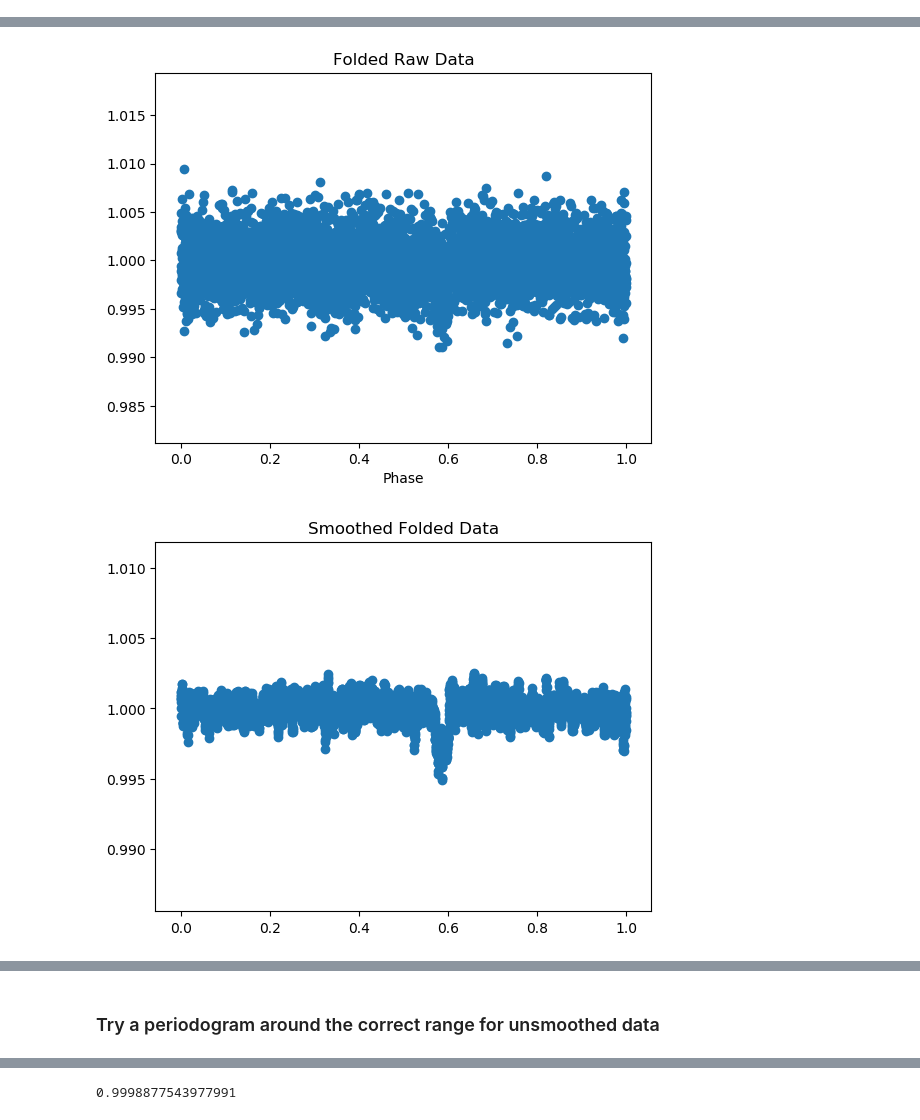
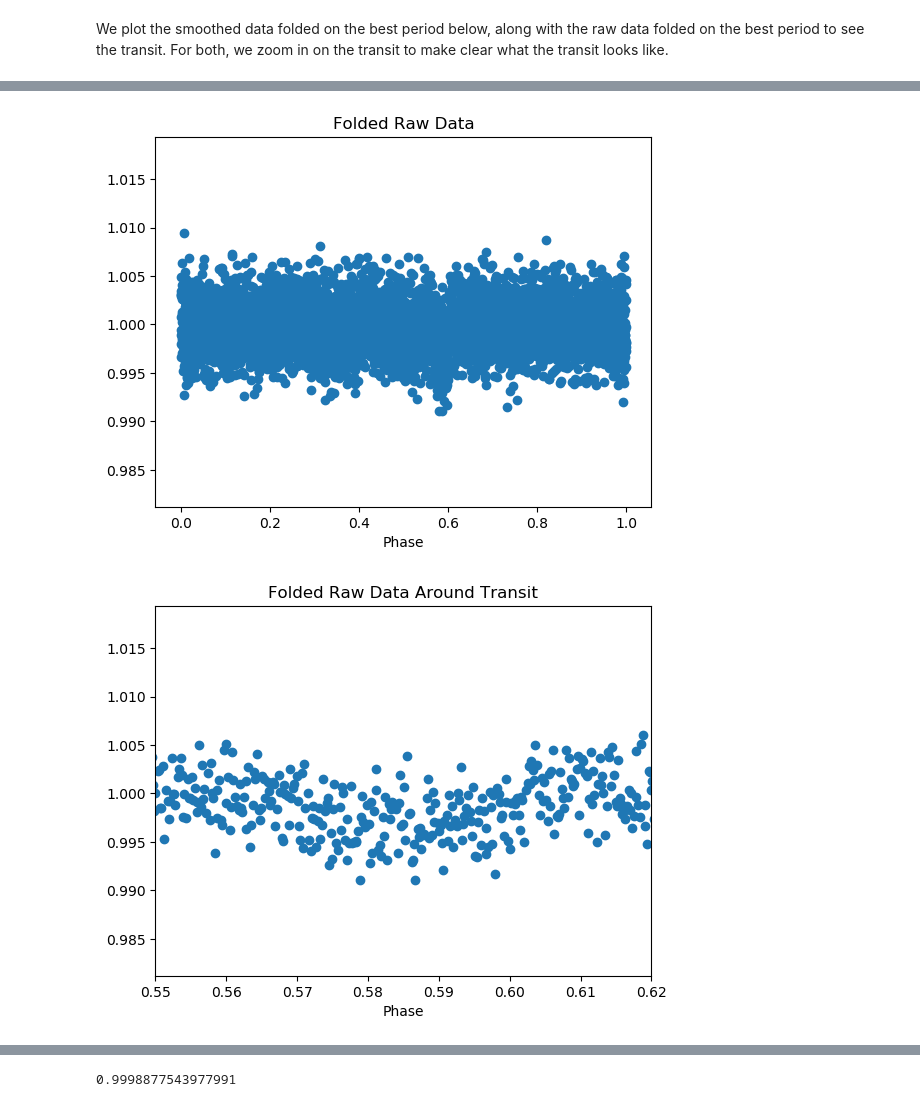
Before and after one commit to curriem/exoplanets_class, a Jupyter notebook: hw2/exoplanets_hw2.ipynb, the cells around one changed output, grey strips where cells are left out. Saved outputs shown, nothing was run; the diff lists cells and outputs as text; code cells hidden in the pictures.

```diff
--- a/hw2/exoplanets_hw2.ipynb
+++ b/hw2/exoplanets_hw2.ipynb
@@ -231,0 +61,11 @@ end;
+# %%
+distances = range(-10, stop=10, length=100)
+stellar_radius = 1
+r_p = 0.5
+
+for (t, d) in enumerate(distances)
+    area = overlap_area(stellar_radius, r_p, d)
+    scatter(d, area, c=:blue)
+end
+axhline(pi * r_p^2, color="orange")
+show()
@@ -345,5 +338,6 @@ title("Periodogram")
 xlabel("Period (days)")
 ylabel("Scatter")
 show()
-P_1 = Ps[argmin(scatters)]
+P_best = Ps[argmin(scatters)]
+print("Best Period = ", P_best, " (days)\n")
 # %% [output]
@@ -378,31 +347,39 @@ P_3 = Ps[argmin(scatters)]
+# %% [markdown]
+We plot the smoothed data folded on the best period below, along with the raw data folded on the best period to see the transit. For both, we zoom in on the transit to make clear what the transit looks like.
 # %%
-plot_folded_data(time, smooth(flux, num_neighbors=10), P_1)
+plot_folded_data(time, smooth(flux, num_neighbors=10), P_best)
 title("Folded Smoothed Data")
 show()
 
-plot_folded_data(time, smooth(flux, num_neighbors=10), P_1)
+plot_folded_data(time, smooth(flux, num_neighbors=10), P_best)
 title("Folded Smoothed Data Around Transit")
 xlim([0.55, 0.62])
 show()
 
-plot_folded_data(time, flux, P_1)
+plot_folded_data(time, flux, P_best)
 title("Folded Raw Data")
 show()
-phase = get_phase(time, P_1)
-sorted_phase_idx = sortperm(phase)
-flux_by_phase = flux[sorted_phase_idx]
 
-figure()
-title("Smoothed Folded Data")
-scatter(phase[sorted_phase_idx], smooth(flux_by_phase, num_neighbors=10))
-show()
-figure()
-title("Smoothed Folded Data Around Transit")
-scatter(phase[sorted_phase_idx], smooth(flux_by_phase, num_neighbors=10))
+plot_folded_data(time, flux, P_best)
+title("Folded Raw Data Around Transit")
 xlim([0.55, 0.62])
 show()
+
+# phase = get_phase(time, P_1)
+# sorted_phase_idx = sortperm(phase)
+# flux_by_phase = flux[sorted_phase_idx]
+
+# figure()
+# title("Smoothed Folded Data")
+# scatter(phase[sorted_phase_idx], smooth(flux_by_phase, num_neighbors=10))
+# show()
+# figure()
+# title("Smoothed Folded Data Around Transit")
+# scatter(phase[sorted_phase_idx], smooth(flux_by_phase, num_neighbors=10))
+# xlim([0.55, 0.62])
+# show()
 # %% [output]
 [figure]
 [figure]
 [figure]
-[figure, old version]
+[figure, new version]
@@ -410,2 +385,0 @@ show()
-# %% [markdown]
-### Try a periodogram around the correct range for unsmoothed data
```
Also changed, not shown: parts of 84 cells of this notebook.
